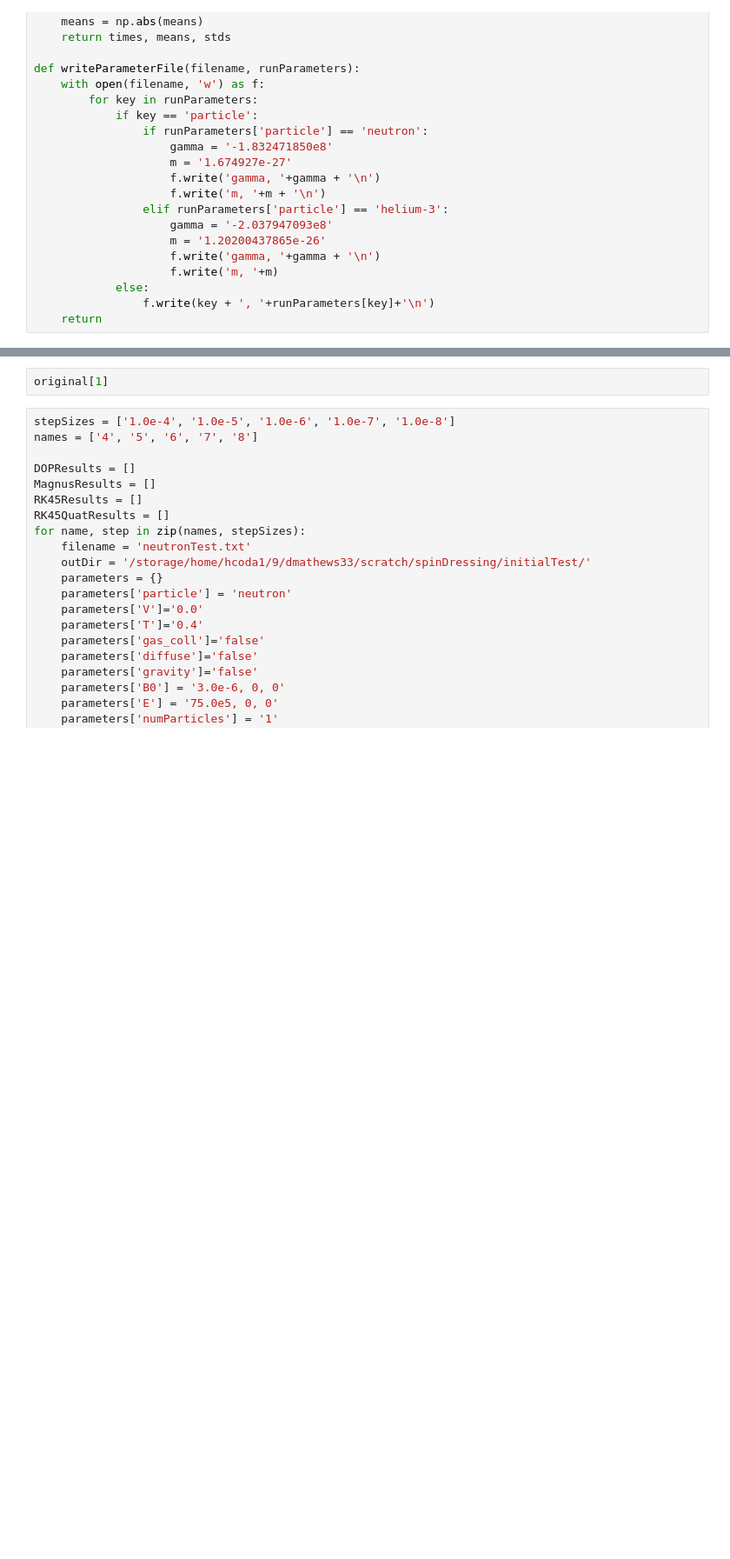
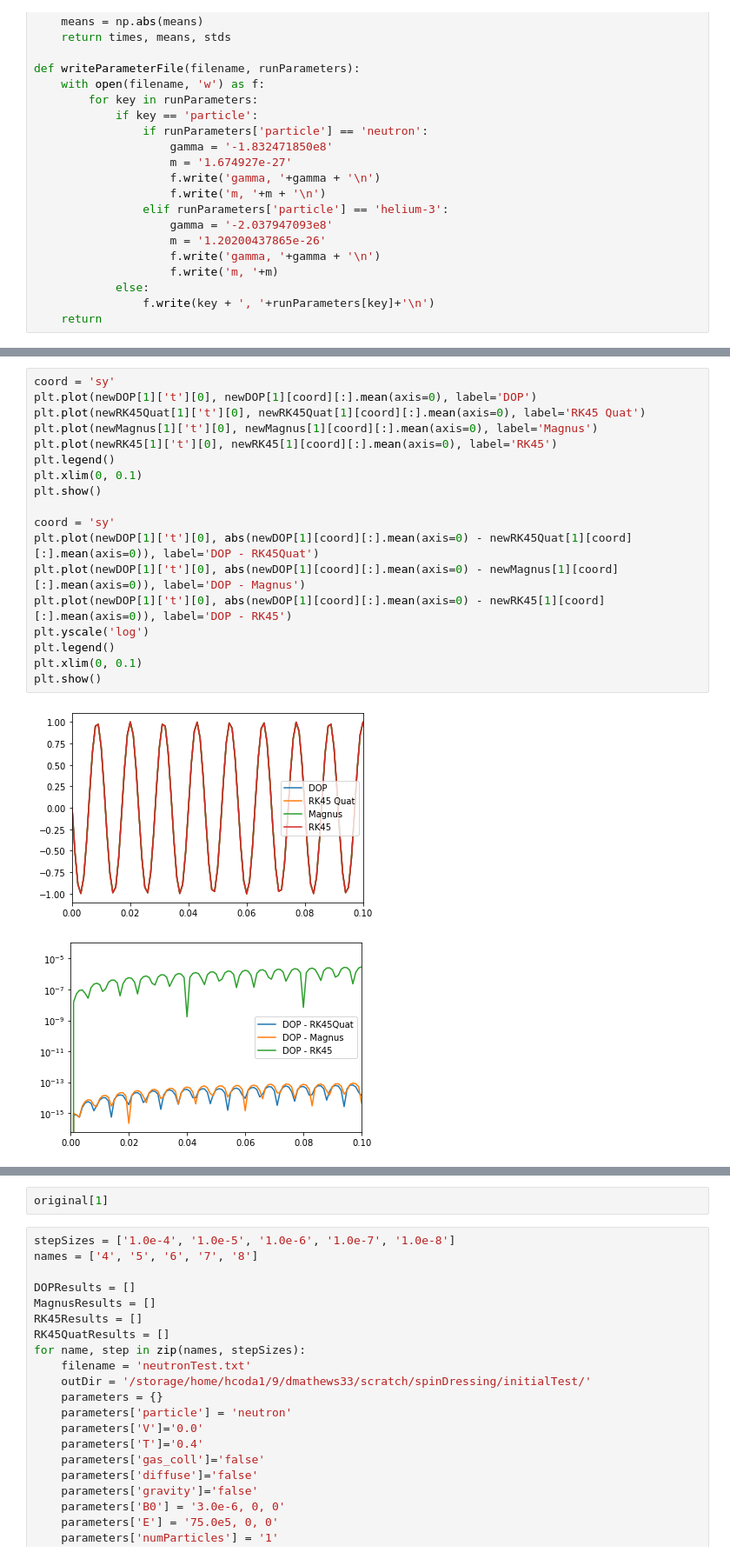
Before and after one commit to rtat-caltech/Spin-tracking, a Jupyter notebook: scripts/ValidatingSimulations.ipynb, the cells around one changed output, grey strips where cells are left out. Shown at 87% size. Cells and saved outputs as stored; diff of their text form; blank space fills up the shorter version.

```diff
--- a/scripts/ValidatingSimulations.ipynb
+++ b/scripts/ValidatingSimulations.ipynb
@@ -174 +207,22 @@ original = readInOutputFile('/storage/home/hcoda1/9/dmathews33/scratch/blah.out'
+# %%
+coord = 'sy'
+plt.plot(newDOP[1]['t'][0], newDOP[1][coord][:].mean(axis=0), label='DOP')
+plt.plot(newRK45Quat[1]['t'][0], newRK45Quat[1][coord][:].mean(axis=0), label='RK45 Quat')
+plt.plot(newMagnus[1]['t'][0], newMagnus[1][coord][:].mean(axis=0), label='Magnus')
+plt.plot(newRK45[1]['t'][0], newRK45[1][coord][:].mean(axis=0), label='RK45')
+plt.legend()
+plt.xlim(0, 0.1)
+plt.show()
+
+coord = 'sy'
+plt.plot(newDOP[1]['t'][0], abs(newDOP[1][coord][:].mean(axis=0) - newRK45Quat[1][coord][:].mean(axis=0)), label='DOP - RK45Quat')
+plt.plot(newDOP[1]['t'][0], abs(newDOP[1][coord][:].mean(axis=0) - newMagnus[1][coord][:].mean(axis=0)), label='DOP - Magnus')
+plt.plot(newDOP[1]['t'][0], abs(newDOP[1][coord][:].mean(axis=0) - newRK45[1][coord][:].mean(axis=0)), label='DOP - RK45')
+plt.yscale('log')
+plt.legend()
+plt.xlim(0, 0.1)
+plt.show()
+# %% [output]
+[figure, added]
+[figure, added]
 # %%
```
Also changed, not shown: parts of 5 cells of this notebook, 7 other files.
